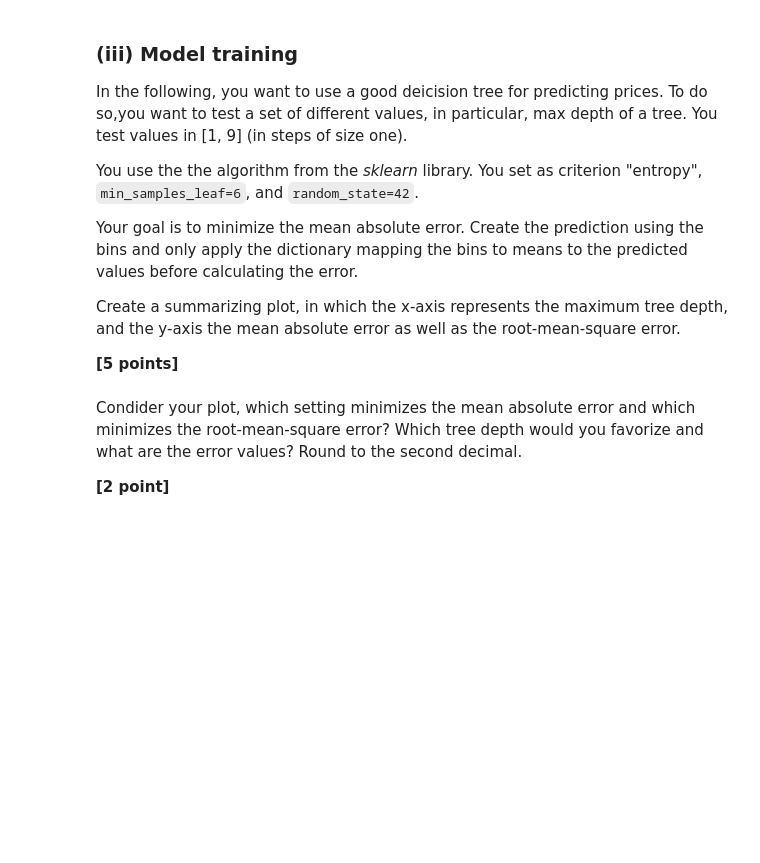
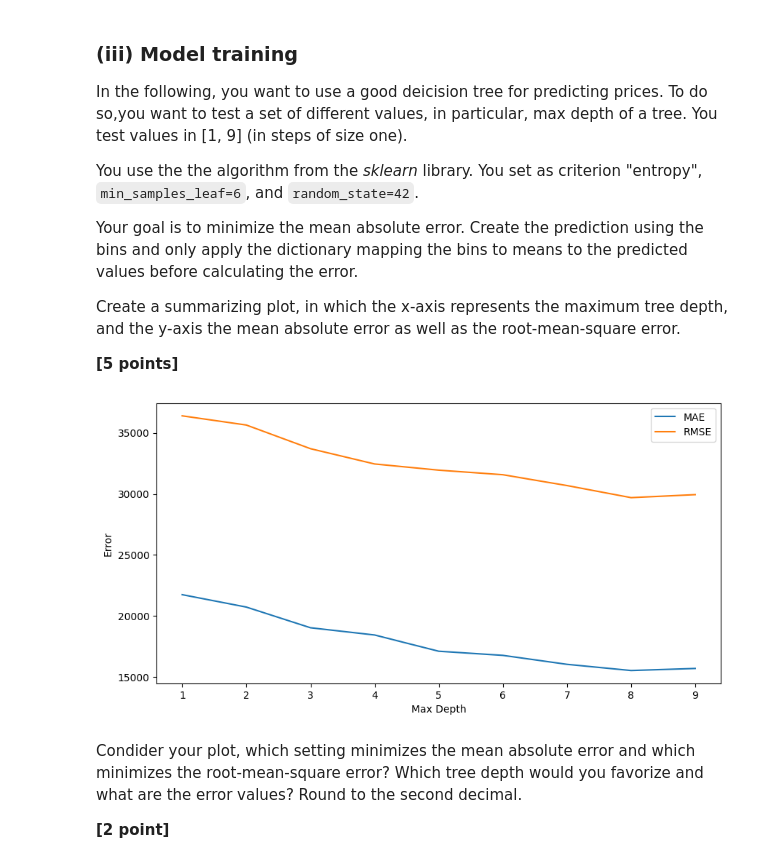
Before and after one commit to Floyden/IDS1, a Jupyter notebook: IDS_WS23_Assignment_part_1-student_updated.ipynb, the cells around one changed output. Saved outputs shown, nothing was run; the diff lists cells and outputs as text; code cells hidden in the pictures; blank space fills up the shorter version.

```diff
--- a/IDS_WS23_Assignment_part_1-student_updated.ipynb
+++ b/IDS_WS23_Assignment_part_1-student_updated.ipynb
@@ -456,3 +452,29 @@ from sklearn import tree
+# %%
+from sklearn.metrics import mean_absolute_error, mean_squared_error
+from sklearn import tree
+
+mae_list = []
+rmse_list = []
+
+for i in range (1,10):
+    dtree = DecisionTreeClassifier(criterion="entropy",max_depth=i, min_samples_leaf=6,random_state=42)
+    dtree.fit(f_train_enc, t_train.map(cat_dict))
+    pred = dtree.predict(f_test_enc)
+    mae = mean_absolute_error(t_test.map(cat_dict), pred)
+    rmse = np.sqrt(mean_squared_error(t_test.map(cat_dict), pred))
+    mae_list.append(mae)
+    rmse_list.append(rmse)
+
+
+plt.figure(figsize=(10, 5))
+plt.plot(range(1, 10), mae_list, label='MAE')
+plt.plot(range(1, 10), rmse_list, label='RMSE')
+plt.xlabel('Max Depth')
+plt.ylabel('Error')
+plt.legend()
+plt.show()
+# %% [output]
+[figure, added]
 # %% [markdown]
 Condider your plot, which setting minimizes the mean absolute error and which minimizes the root-mean-square error? Which tree depth would you favorize and what are the error values? Round to the second decimal.
 
```
Also changed, not shown: parts of 38 cells of this notebook.
